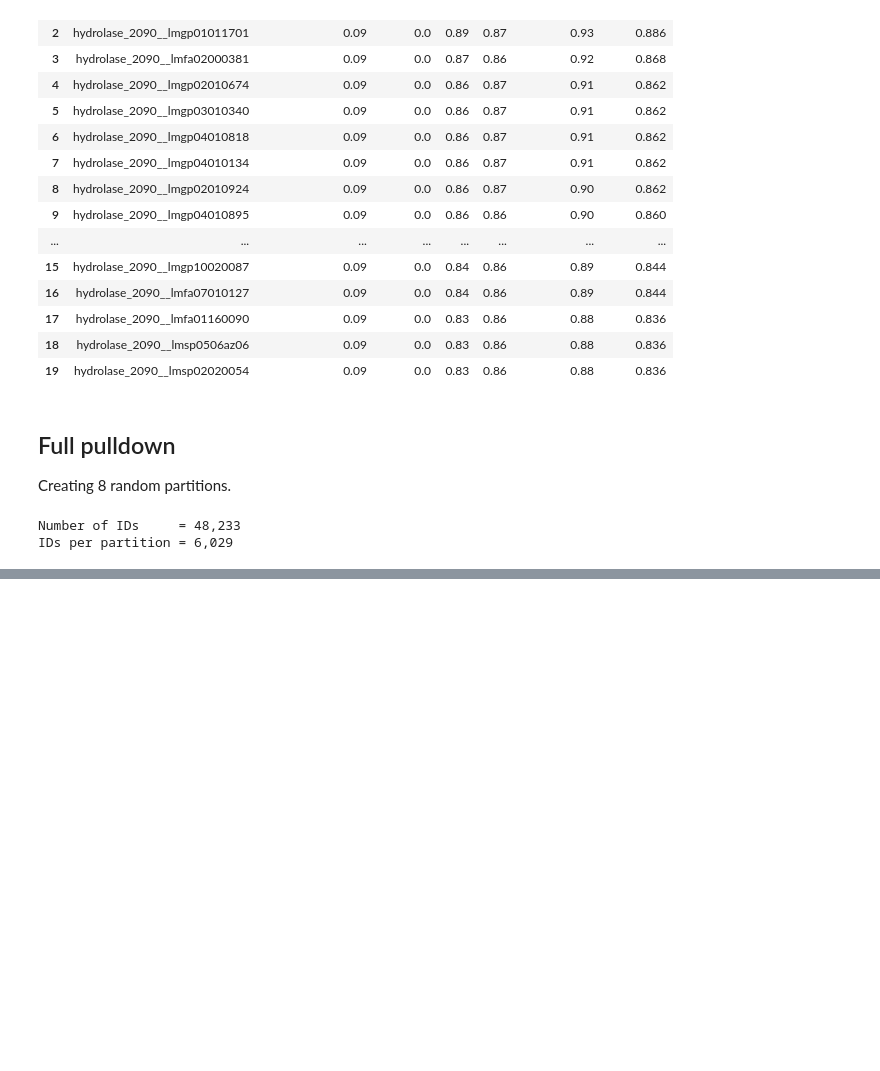
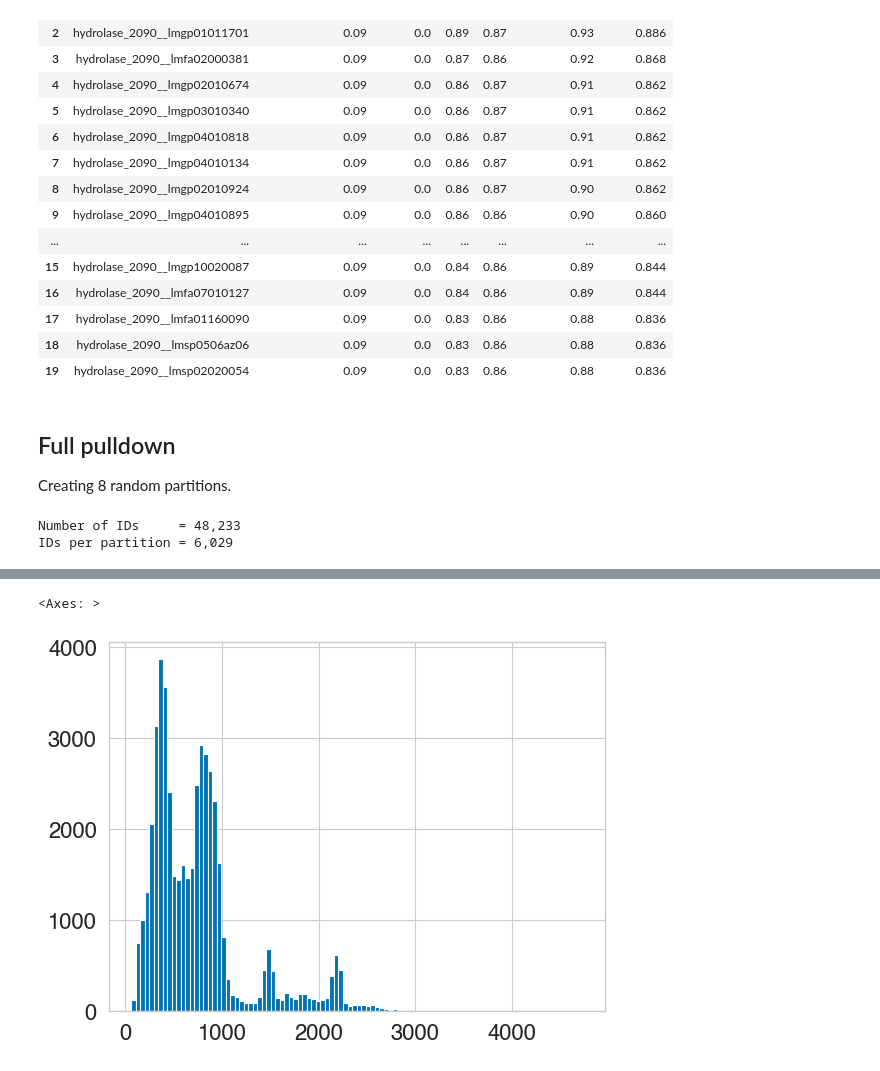
Before and after one commit to Chahrazadt87/AvB, a Jupyter notebook: notebook/lipid_maps.ipynb, the cells around one changed output, grey strips where cells are left out. Cells and saved outputs as stored; diff of their text form; code cells hidden in the pictures; blank space fills up the shorter version.

```diff
--- a/notebook/lipid_maps.ipynb
+++ b/notebook/lipid_maps.ipynb
@@ -284,0 +395,5 @@ IDs per partition = 6,029
+# %%
+lipids_df['EXACT_MASS'].hist(bins=100)
+# %% [output]
+<Axes: >
+[figure, added]
```
Also changed, not shown: parts of 25 cells of this notebook.
